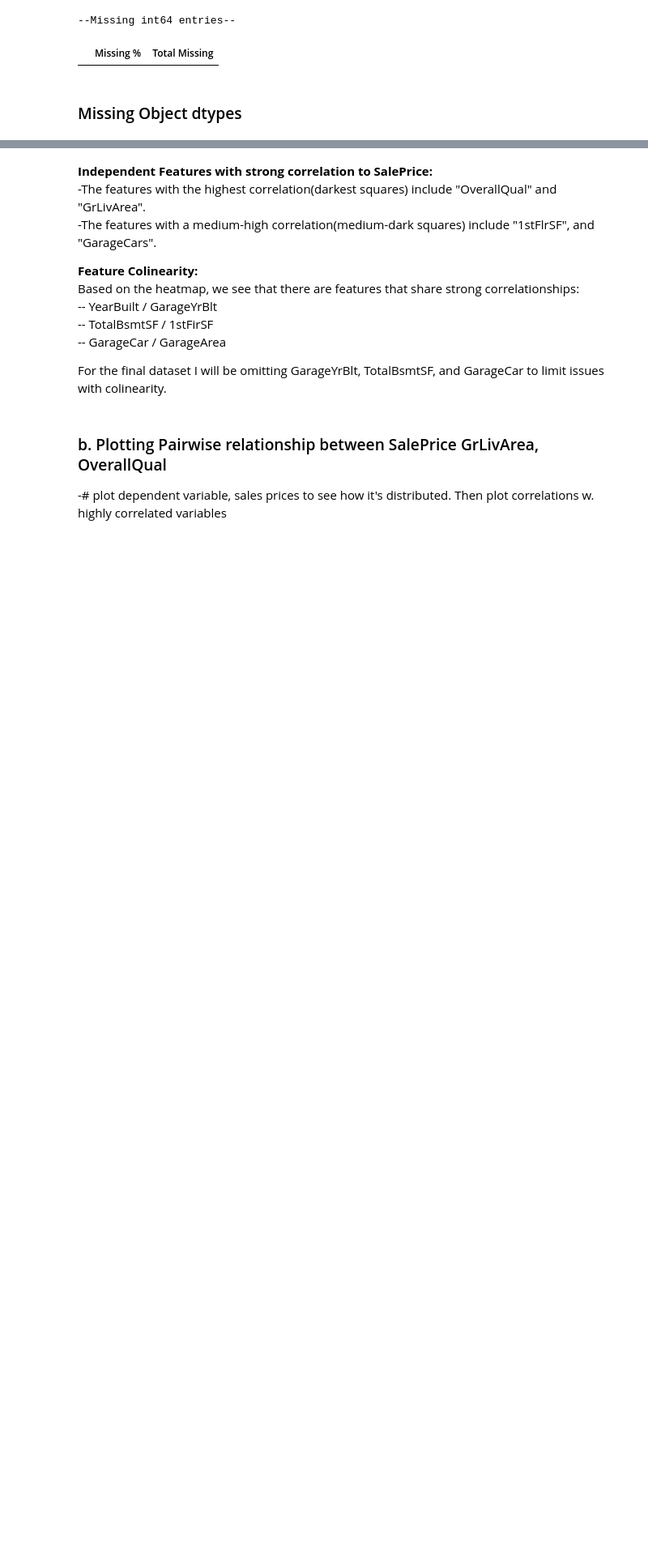
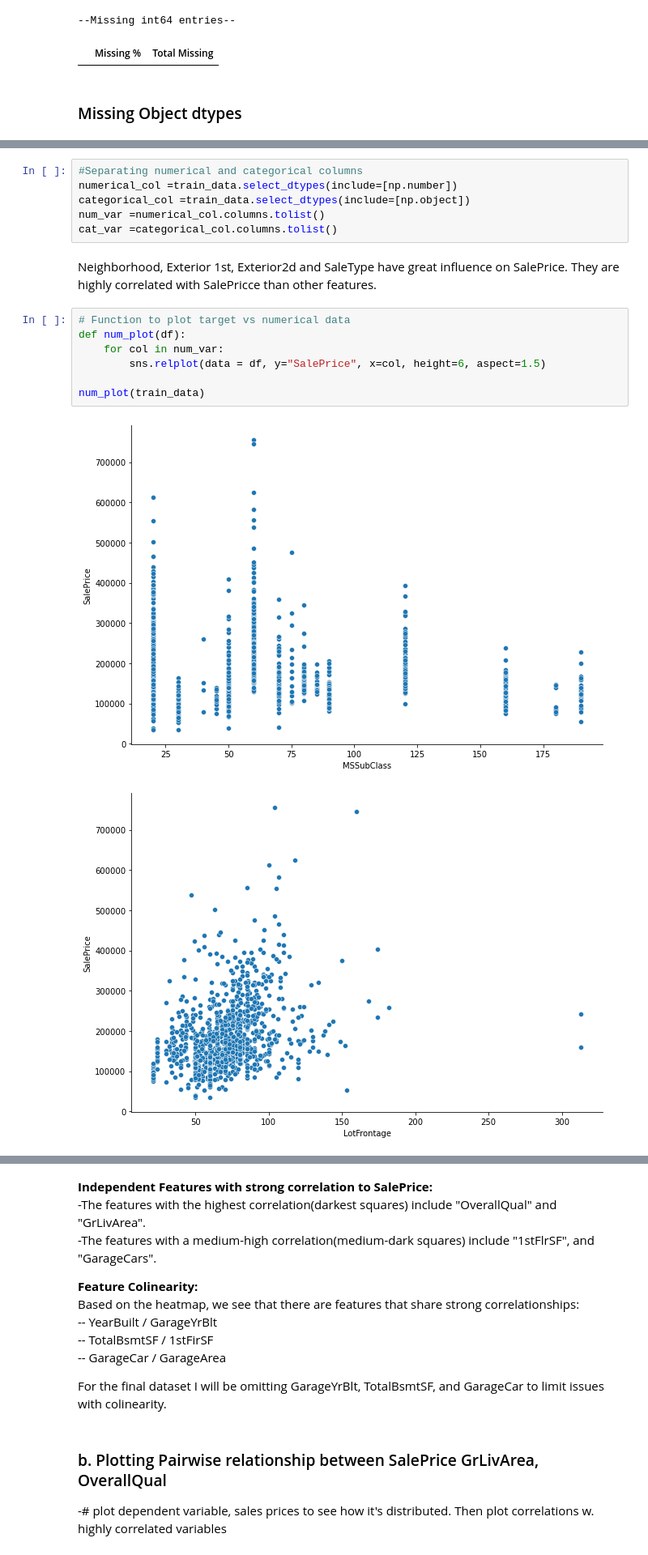
Before and after one commit to dtrinidad002/W207_Final_Project, a Jupyter notebook: Notebook_2_ExploratoryDataAnalysis.ipynb, the cells around one changed output, grey strips where cells are left out. Shown at 81% size. Cells and saved outputs as stored; diff of their text form; blank space fills up the shorter version.

```diff
--- a/Notebook_2_ExploratoryDataAnalysis.ipynb
+++ b/Notebook_2_ExploratoryDataAnalysis.ipynb
@@ -147,0 +217,18 @@ float_misstable.loc[float_misstable['Total Missing'] > 0,:].sort_values(by = "Mi
+# %%
+#Separating numerical and categorical columns
+numerical_col =train_data.select_dtypes(include=[np.number])
+categorical_col =train_data.select_dtypes(include=[np.object])
+num_var =numerical_col.columns.tolist()
+cat_var =categorical_col.columns.tolist()
+# %% [markdown]
+Neighborhood, Exterior 1st, Exterior2d and SaleType have great influence on SalePrice. They are highly correlated with SalePricce than other features.
+# %%
+# Function to plot target vs numerical data
+def num_plot(df):
+    for col in num_var:
+        sns.relplot(data = df, y="SalePrice", x=col, height=6, aspect=1.5)
+
+num_plot(train_data)
+# %% [output]
+[figure, added]
+[figure, added]
```
Also changed, not shown: parts of 26 cells of this notebook.
